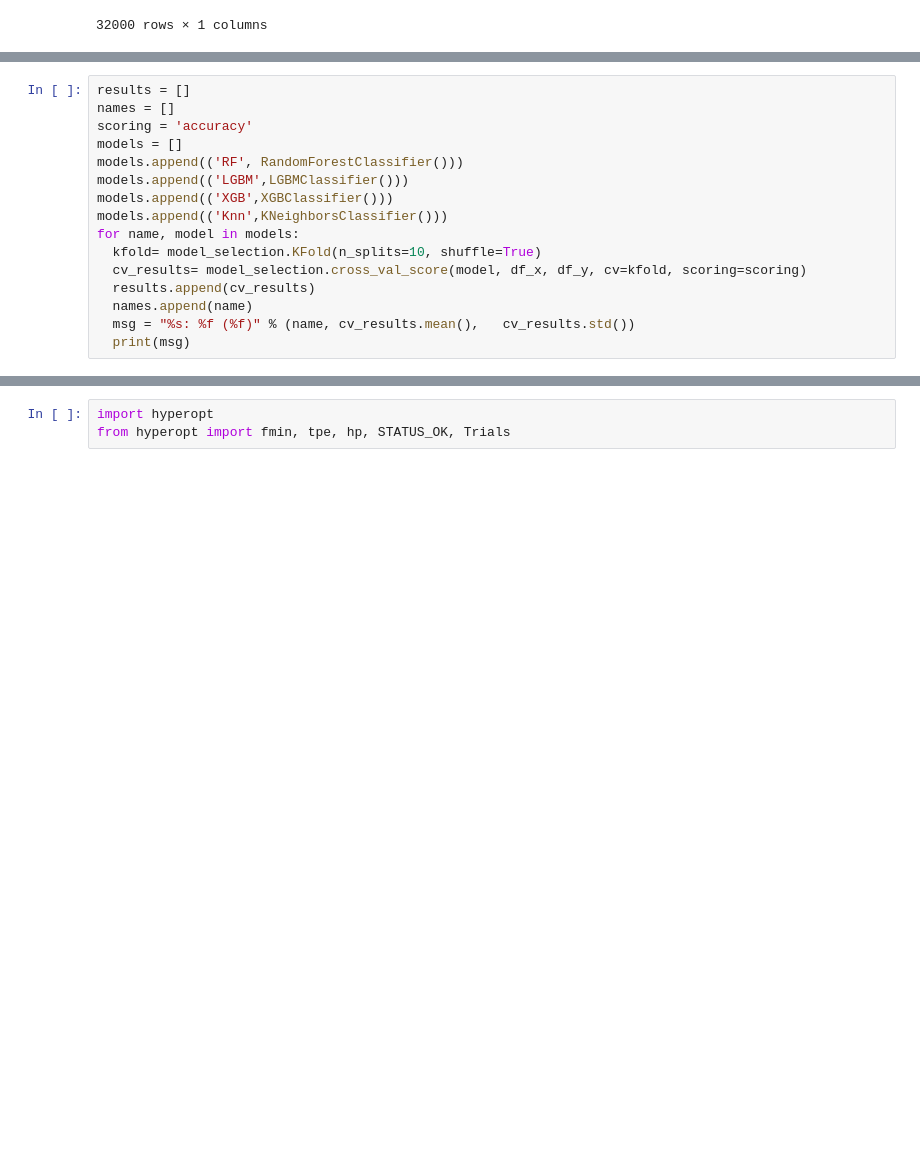
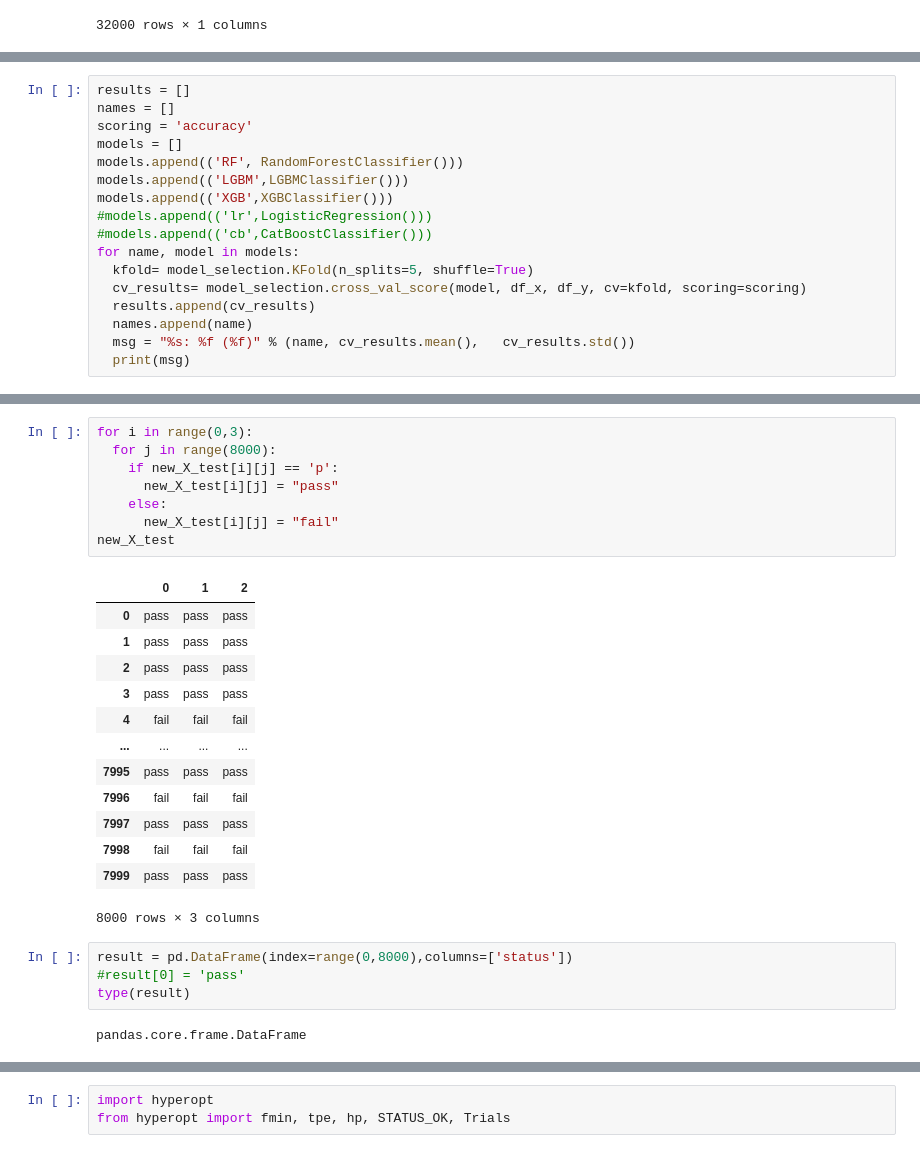
Before and after one commit to baesumin/DeepLearning, a Jupyter notebook: sk머신러닝1.ipynb, the cells around one changed output, grey strips where cells are left out. Saved outputs shown, nothing was run; the diff lists cells and outputs as text; blank space fills up the shorter version.

```diff
--- a/sk머신러닝1.ipynb
+++ b/sk머신러닝1.ipynb
@@ -176,9 +230,10 @@ models = []
 models.append(('RF', RandomForestClassifier()))
 models.append(('LGBM',LGBMClassifier()))
 models.append(('XGB',XGBClassifier()))
-models.append(('Knn',KNeighborsClassifier()))
+#models.append(('lr',LogisticRegression()))
+#models.append(('cb',CatBoostClassifier()))
 for name, model in models:
-  kfold= model_selection.KFold(n_splits=10, shuffle=True)
+  kfold= model_selection.KFold(n_splits=5, shuffle=True)
   cv_results= model_selection.cross_val_score(model, df_x, df_y, cv=kfold, scoring=scoring)
   results.append(cv_results)
   names.append(name)
@@ -191,0 +311,28 @@ Knn: 0.845063 (0.007108)
+# %%
+for i in range(0,3):
+  for j in range(8000):
+    if new_X_test[i][j] == 'p':
+      new_X_test[i][j] = "pass"
+    else:
+      new_X_test[i][j] = "fail"
+new_X_test
+# %% [output]
+|  | 0 | 1 | 2 |
+| 0 | pass | pass | pass |
+| 1 | pass | pass | pass |
+| 2 | pass | pass | pass |
+| 3 | pass | pass | pass |
+| 4 | fail | fail | fail |
+| ... | ... | ... | ... |
+| 7995 | pass | pass | pass |
+| 7996 | fail | fail | fail |
+| 7997 | pass | pass | pass |
+| 7998 | fail | fail | fail |
+| 7999 | pass | pass | pass |
+8000 rows × 3 columns
+# %%
+result = pd.DataFrame(index=range(0,8000),columns=['status'])
+#result[0] = 'pass'
+type(result)
+# %% [output]
+pandas.core.frame.DataFrame
```
Also changed, not shown: parts of 20 cells of this notebook.
